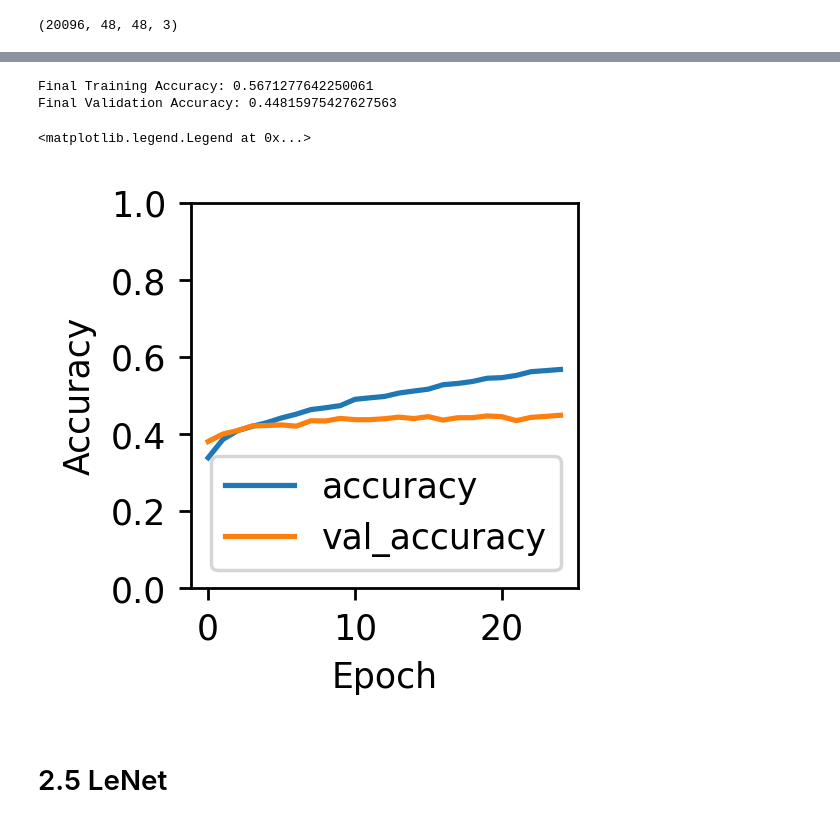
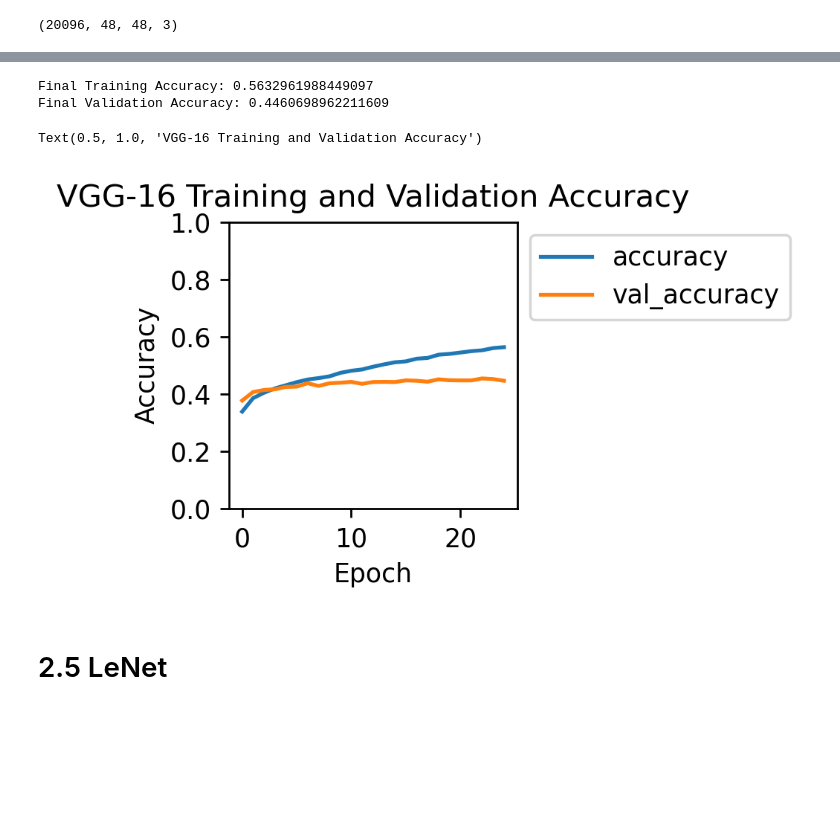
Before and after one commit to bryan-bee/CS4662, a Jupyter notebook: FinalProject/final.ipynb, the cells around one changed output, grey strips where cells are left out. Cells and saved outputs as stored; diff of their text form; code cells hidden in the pictures; blank space fills up the shorter version.

```diff
--- a/FinalProject/final.ipynb
+++ b/FinalProject/final.ipynb
@@ -419,14 +420,14 @@ Accuracy for SVM: 0.4266805990943922
 # %% [markdown]
 # 2.4 VGG-16 Model
 # %%
-X_train_vgg16 = []
-X_test_vgg16 = []
+X_train_3D_RGB = []
+X_test_3D_RGB = []
 # need to resize to use the VGG16 from keras
 # since our data is black and white, we copy the pixel values 3 times
 for img in X_train_3D:
-    X_train_vgg16.append(np.repeat(img,3,axis = -1))
+    X_train_3D_RGB.append(np.repeat(img, 3, axis = -1))
 for img in X_test_3D:
-    X_test_vgg16.append(np.repeat(img,3,axis = -1))
-X_train_vgg16 = np.array(X_train_vgg16)
-X_test_vgg16 = np.array(X_test_vgg16)
+    X_test_3D_RGB.append(np.repeat(img, 3, axis = -1))
+X_train_3D_RGB = np.array(X_train_3D_RGB)
+X_test_3D_RGB = np.array(X_test_3D_RGB)
 # %%
@@ -454,7 +455,7 @@ new_model.add(layers.Dense(7, activation='softmax'))
 # Compile the model
 new_model.compile(optimizer='adam', loss='categorical_crossentropy', metrics=['accuracy'])
 # %%
-history_vgg16 = new_model.fit(X_train_vgg16, y_train_cat, epochs=25,
-                    validation_data=(X_test_vgg16, y_test_cat))
+history_vgg16 = new_model.fit(X_train_3D_RGB, y_train_cat, epochs=25,
+                              validation_data=(X_test_3D_RGB, y_test_cat))
 # %% [output]
 Epoch 1/25
@@ -482,19 +483,20 @@ VGG_val_accuracy = history_vgg16.history['val_accuracy'][-1]
 print(f"Final Training Accuracy: {VGG_train_accuracy}")
 print(f"Final Validation Accuracy: {VGG_val_accuracy}")
 # %% [output]
-Final Training Accuracy: 0.5671277642250061
-Final Validation Accuracy: 0.44815975427627563
+Final Training Accuracy: 0.5632961988449097
+Final Validation Accuracy: 0.4460698962211609
 # %%
 fig = plt.figure(figsize=(2,2), dpi=250)
 plt.plot(history_vgg16.history['accuracy'], label='accuracy')
 plt.plot(history_vgg16.history['val_accuracy'], label = 'val_accuracy')
 plt.xlabel('Epoch')
 plt.ylabel('Accuracy')
 plt.ylim([0, 1])
-plt.legend(loc='lower right')
+plt.legend(loc='upper left', bbox_to_anchor=(1, 1))
+plt.title('VGG-16 Training and Validation Accuracy')
 # %% [output]
-<matplotlib.legend.Legend at 0x...>
+Text(0.5, 1.0, 'VGG-16 Training and Validation Accuracy')
-[figure, old version]
+[figure, new version]
 # %% [markdown]
 # 2.5 LeNet
 # %%
```
Also changed, not shown: parts of 25 cells of this notebook, 2 other files.
